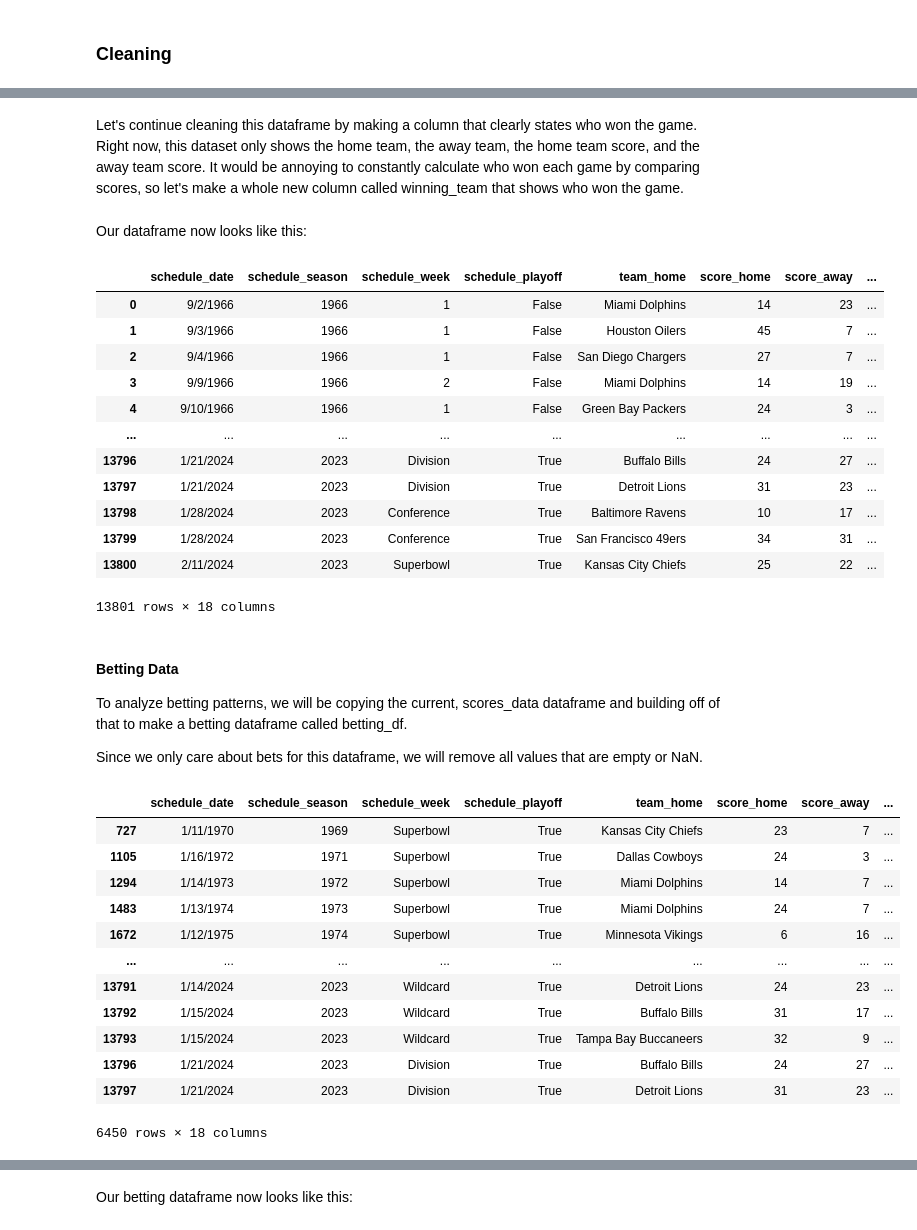
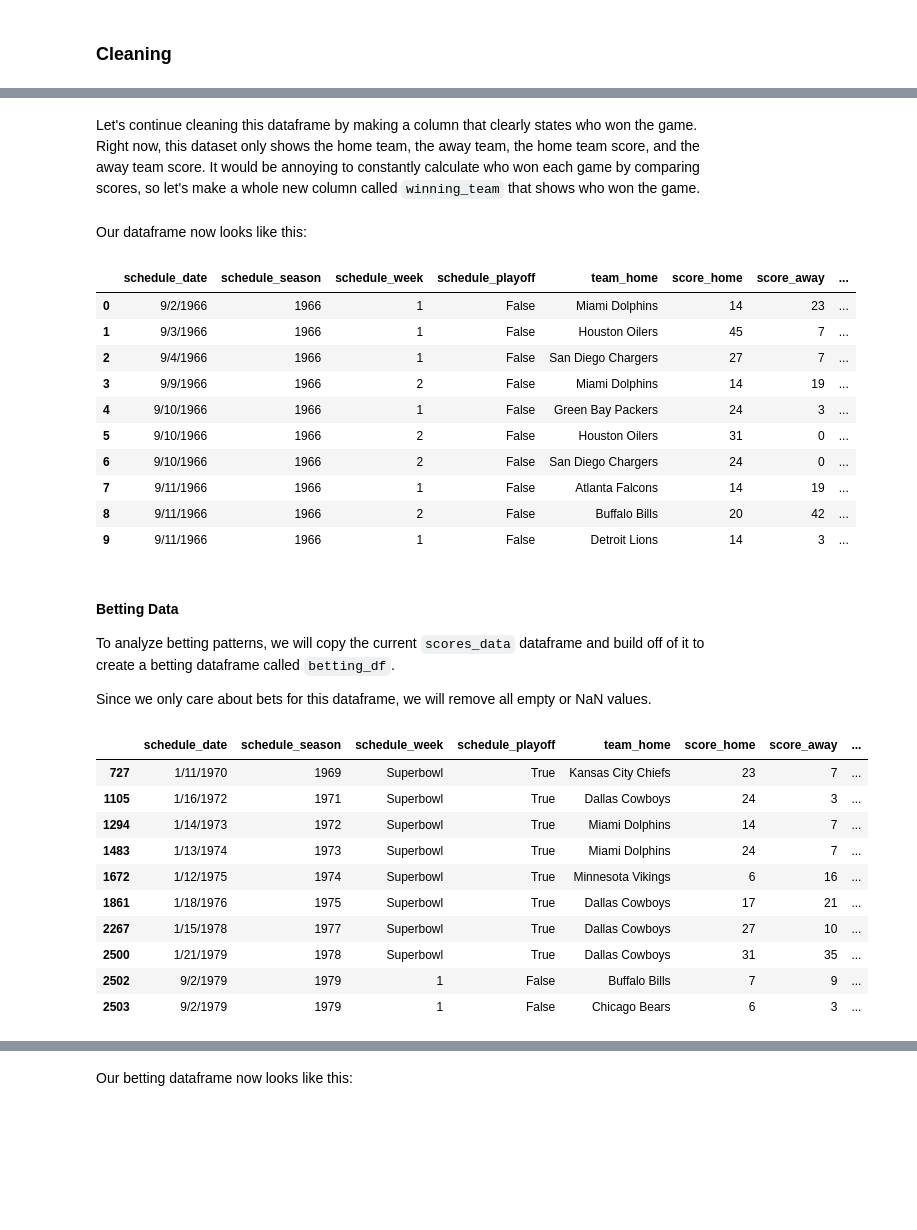
Before and after one commit to abajwah/abajwah.github.io, a Jupyter notebook: final.ipynb, the cells around one changed output, grey strips where cells are left out. Cells and saved outputs as stored; diff of their text form; code cells hidden in the pictures; blank space fills up the shorter version.

```diff
--- a/final.ipynb
+++ b/final.ipynb
@@ -143,7 +141,7 @@ scores_data['team_favorite'] = scores_data['team_favorite_id'].map(mapping)
 # drop the old column, team_favorite_id
 scores_data.drop(columns='team_favorite_id', inplace=True)
 # %% [markdown]
-Let's continue cleaning this dataframe by making a column that clearly states who won the game. Right now, this dataset only shows the home team, the away team, the home team score, and the away team score. It would be annoying to constantly calculate who won each game by comparing scores, so let's make a whole new column called winning_team that shows who won the game.
+Let's continue cleaning this dataframe by making a column that clearly states who won the game. Right now, this dataset only shows the home team, the away team, the home team score, and the away team score. It would be annoying to constantly calculate who won each game by comparing scores, so let's make a whole new column called `winning_team` that shows who won the game.
 # %%
 # make a function to compare the score_home and score_away
 # returns the winning team
@@ -157,7 +155,7 @@ scores_data['winning_team'] = scores_data.apply(determine_winner, axis=1)
 # %% [markdown]
 Our dataframe now looks like this:
 # %%
-scores_data
+scores_data.head(10)
 # %% [output]
 |  | schedule_date | schedule_season | schedule_week | schedule_playoff | team_home | score_home | score_away | ... |
 | 0 | 9/2/1966 | 1966 | 1 | False | Miami Dolphins | 14 | 23 | ... |
@@ -165,44 +163,40 @@ scores_data
 | 2 | 9/4/1966 | 1966 | 1 | False | San Diego Chargers | 27 | 7 | ... |
 | 3 | 9/9/1966 | 1966 | 2 | False | Miami Dolphins | 14 | 19 | ... |
 | 4 | 9/10/1966 | 1966 | 1 | False | Green Bay Packers | 24 | 3 | ... |
-| ... | ... | ... | ... | ... | ... | ... | ... | ... |
-| 13796 | 1/21/2024 | 2023 | Division | True | Buffalo Bills | 24 | 27 | ... |
-| 13797 | 1/21/2024 | 2023 | Division | True | Detroit Lions | 31 | 23 | ... |
-| 13798 | 1/28/2024 | 2023 | Conference | True | Baltimore Ravens | 10 | 17 | ... |
-| 13799 | 1/28/2024 | 2023 | Conference | True | San Francisco 49ers | 34 | 31 | ... |
-| 13800 | 2/11/2024 | 2023 | Superbowl | True | Kansas City Chiefs | 25 | 22 | ... |
+| 5 | 9/10/1966 | 1966 | 2 | False | Houston Oilers | 31 | 0 | ... |
+| 6 | 9/10/1966 | 1966 | 2 | False | San Diego Chargers | 24 | 0 | ... |
+| 7 | 9/11/1966 | 1966 | 1 | False | Atlanta Falcons | 14 | 19 | ... |
+| 8 | 9/11/1966 | 1966 | 2 | False | Buffalo Bills | 20 | 42 | ... |
+| 9 | 9/11/1966 | 1966 | 1 | False | Detroit Lions | 14 | 3 | ... |
-13801 rows × 18 columns
 # %% [markdown]
 #### Betting Data
-To analyze betting patterns, we will be copying the current, scores_data dataframe and building off of that to make a betting dataframe called betting_df.
+To analyze betting patterns, we will copy the current `scores_data` dataframe and build off of it to create a betting dataframe called `betting_df`.
 
-Since we only care about bets for this dataframe, we will remove all values that are empty or NaN.
+Since we only care about bets for this dataframe, we will remove all empty or NaN values.
 # %%
 # make separate dataframe to see spread betting
 betting_df = scores_data
 
 # replace empty space with NaN
 betting_df['over_under_line'] = betting_df['over_under_line'].replace(' ', np.nan)
 # Convert 'over_under_line' to float
 betting_df['over_under_line'] = betting_df['over_under_line'].astype(float)
 # remove all games that have NaN
 betting_df = betting_df.dropna(subset=['spread_favorite', 'over_under_line', 'team_favorite'])
 # remove all games that have "PICK" as team_favorite, which means that it is an equal matchup
 betting_df = betting_df[betting_df['team_favorite'] != 'PICK']
 
-betting_df
+betting_df.head(10)
 # %% [output]
 |  | schedule_date | schedule_season | schedule_week | schedule_playoff | team_home | score_home | score_away | ... |
 | 727 | 1/11/1970 | 1969 | Superbowl | True | Kansas City Chiefs | 23 | 7 | ... |
 | 1105 | 1/16/1972 | 1971 | Superbowl | True | Dallas Cowboys | 24 | 3 | ... |
 | 1294 | 1/14/1973 | 1972 | Superbowl | True | Miami Dolphins | 14 | 7 | ... |
 | 1483 | 1/13/1974 | 1973 | Superbowl | True | Miami Dolphins | 24 | 7 | ... |
 | 1672 | 1/12/1975 | 1974 | Superbowl | True | Minnesota Vikings | 6 | 16 | ... |
-| ... | ... | ... | ... | ... | ... | ... | ... | ... |
-| 13791 | 1/14/2024 | 2023 | Wildcard | True | Detroit Lions | 24 | 23 | ... |
-| 13792 | 1/15/2024 | 2023 | Wildcard | True | Buffalo Bills | 31 | 17 | ... |
-| 13793 | 1/15/2024 | 2023 | Wildcard | True | Tampa Bay Buccaneers | 32 | 9 | ... |
-| 13796 | 1/21/2024 | 2023 | Division | True | Buffalo Bills | 24 | 27 | ... |
-| 13797 | 1/21/2024 | 2023 | Division | True | Detroit Lions | 31 | 23 | ... |
+| 1861 | 1/18/1976 | 1975 | Superbowl | True | Dallas Cowboys | 17 | 21 | ... |
+| 2267 | 1/15/1978 | 1977 | Superbowl | True | Dallas Cowboys | 27 | 10 | ... |
+| 2500 | 1/21/1979 | 1978 | Superbowl | True | Dallas Cowboys | 31 | 35 | ... |
+| 2502 | 9/2/1979 | 1979 | 1 | False | Buffalo Bills | 7 | 9 | ... |
+| 2503 | 9/2/1979 | 1979 | 1 | False | Chicago Bears | 6 | 3 | ... |
-6450 rows × 18 columns
 # %% [markdown]
```
Also changed, not shown: parts of 10 cells of this notebook.
